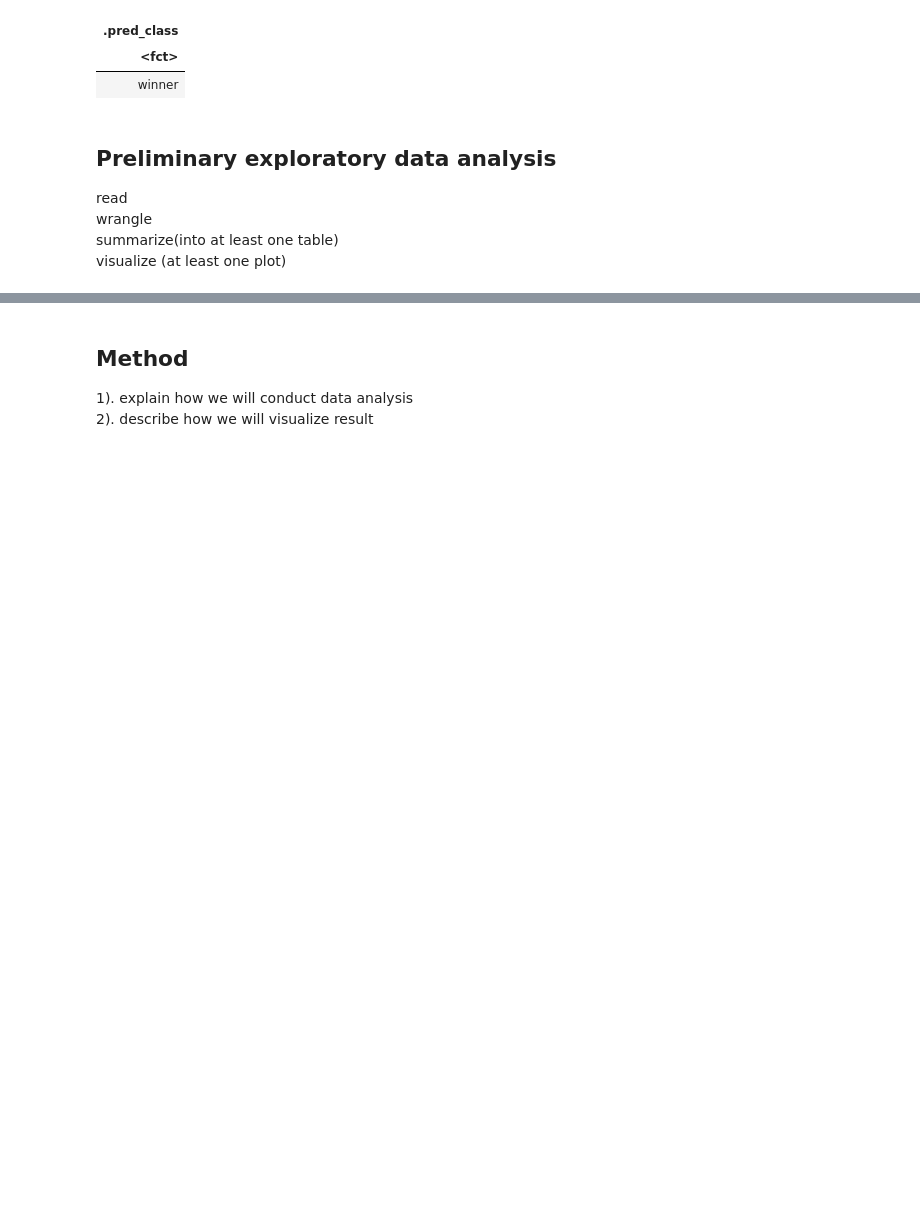
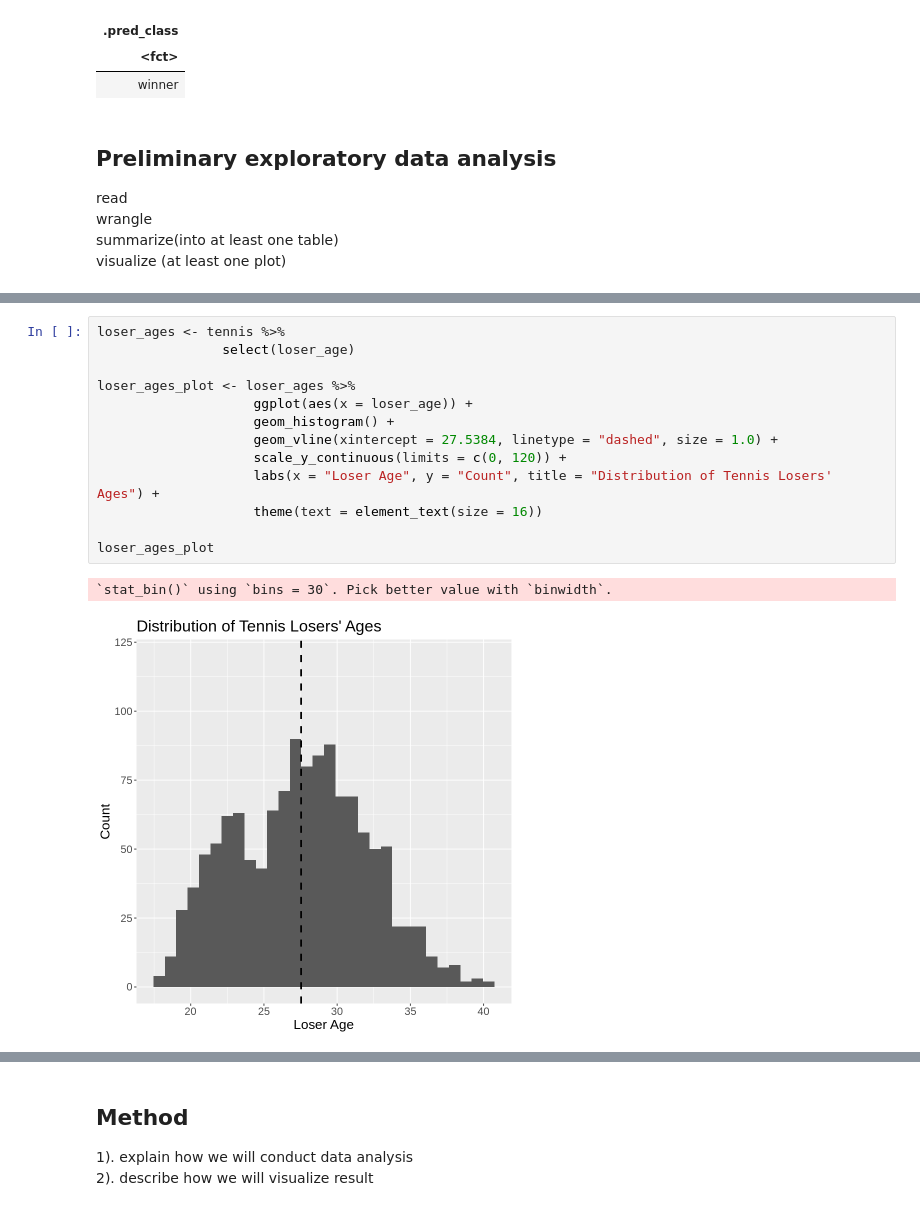
Before and after one commit to SimonYYL/DSCI_100_group19_group_project, a Jupyter notebook: project_proposal_draft.ipynb, the cells around one changed output, grey strips where cells are left out. Cells and saved outputs as stored; diff of their text form; blank space fills up the shorter version.

```diff
--- a/project_proposal_draft.ipynb
+++ b/project_proposal_draft.ipynb
@@ -211,0 +332,16 @@ visualize (at least one plot)
+# %%
+loser_ages <- tennis %>%
+                select(loser_age)
+
+loser_ages_plot <- loser_ages %>%
+                    ggplot(aes(x = loser_age)) +
+                    geom_histogram() +
+                    geom_vline(xintercept = 27.5384, linetype = "dashed", size = 1.0) +
+                    scale_y_continuous(limits = c(0, 120)) +
+                    labs(x = "Loser Age", y = "Count", title = "Distribution of Tennis Losers' Ages") +
+                    theme(text = element_text(size = 16))
+
+loser_ages_plot
+# %% [output]
+`stat_bin()` using `bins = 30`. Pick better value with `binwidth`.
+[figure, added]
```
Also changed, not shown: parts of 12 cells of this notebook.
